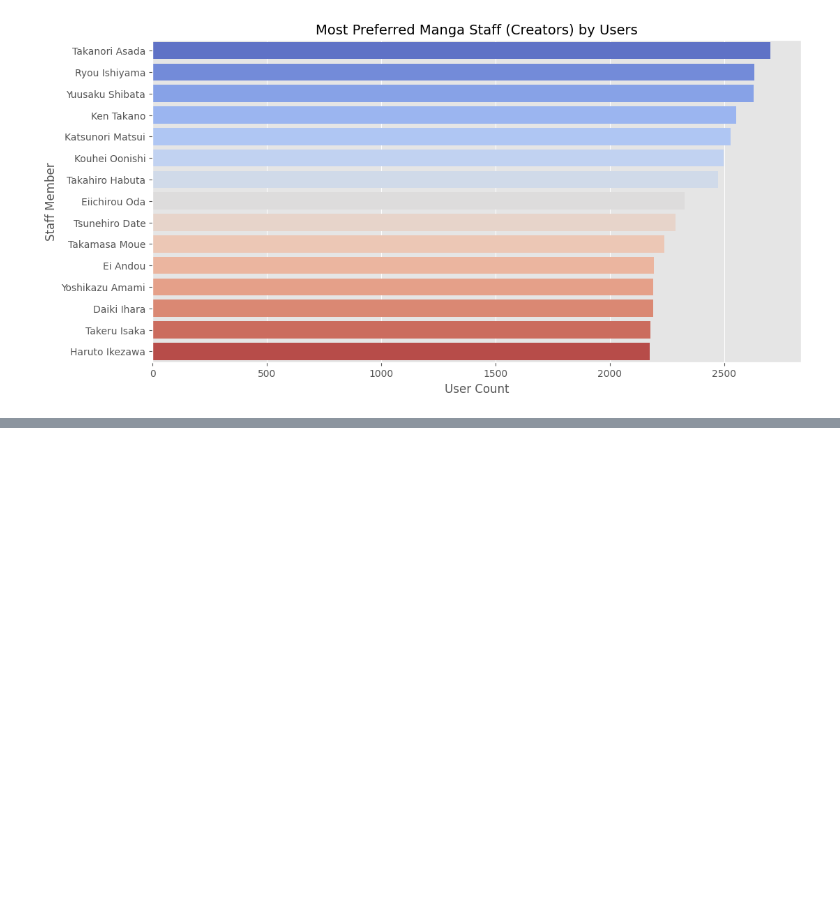
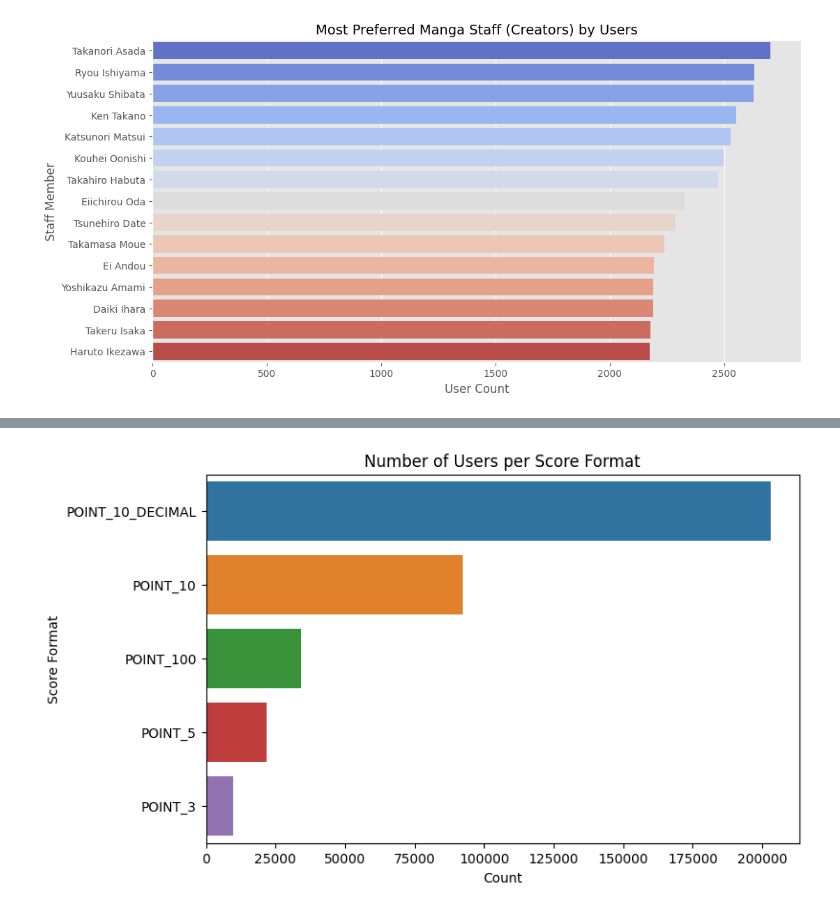
Before and after one commit to Trung-Dan-Phan/manga_recommender_system, a Jupyter notebook: notebooks/eda.ipynb, the cells around one changed output, grey strips where cells are left out. Cells and saved outputs as stored; diff of their text form; code cells hidden in the pictures; blank space fills up the shorter version.

```diff
--- a/notebooks/eda.ipynb
+++ b/notebooks/eda.ipynb
@@ -489,0 +622,12 @@ plt.show()
+# %%
+### Bar Chart of Score Format
+plt.figure(figsize=(8, 5))
+sns.countplot(
+    y=users_df["Score Format"], order=users_df["Score Format"].value_counts().index
+)
+plt.xlabel("Count")
+plt.ylabel("Score Format")
+plt.title("Number of Users per Score Format")
+plt.show()
+# %% [output]
+[figure, added]
```
Also changed, not shown: parts of 18 cells of this notebook.
